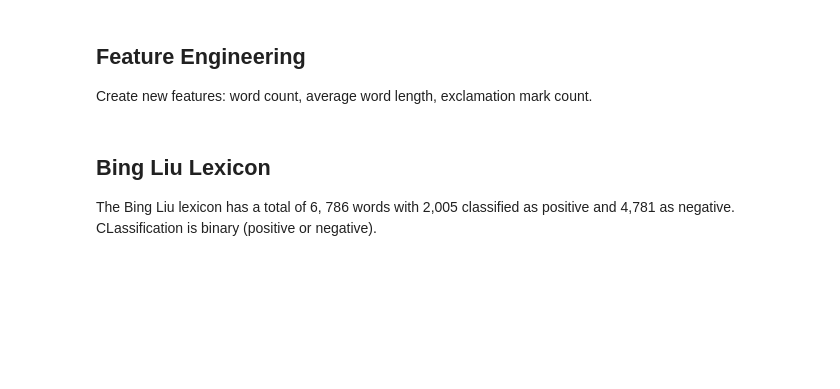
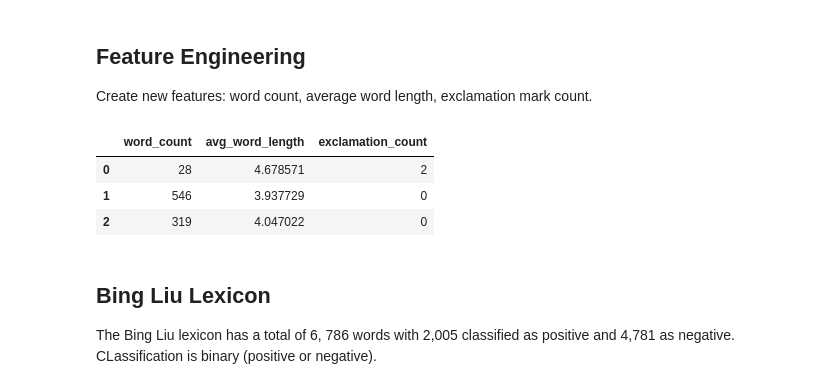
Before and after one commit to marieljum/NLP_Amazon_Reviews_Sentiment, a Jupyter notebook: notebooks/Sentiment_Analysis.ipynb, the cells around one changed output. Cells and saved outputs as stored; diff of their text form; code cells hidden in the pictures; blank space fills up the shorter version.

```diff
--- a/notebooks/Sentiment_Analysis.ipynb
+++ b/notebooks/Sentiment_Analysis.ipynb
@@ -186,4 +159,0 @@ def preprocess_text(text):
-# %%
-cleaned_text = reviews_subset.copy()
-cleaned_text['spacy_text'] = cleaned_text['text'].apply(clean_data)
-cleaned_text['nltk_text'] = cleaned_text['text'].apply(preprocess_text)
@@ -203,3 +179,28 @@ Create new features: word count, average word length, exclamation mark count.
 def word_count(text):
     words = text.split()
     return len(words)
+
+# Average word length
+def avg_word_length(text):
+
+    # Check for empty or white-space only string
+    if not text.strip():
+        return 0
+
+    words = text.split()
+    if not words:  # Check if words list is empty
+        return 0
+
+    word_lengths = [len(word) for word in words]
+    avg_word_length = sum(word_lengths)/len(words)
+
+    return(avg_word_length)
+
+# Exclamation mark count
+def exclamation_count(text):
+    doc = nlp(text)
+    exclamations = []
+    for token in doc:
+        if token.text == '!':
+            exclamations.append(token.text)
+    return len(exclamations)
@@ -223,3 +207,13 @@ def exclamation_count(text):
+# %%
+cleaned_text['word_count'] = cleaned_text['text'].apply(word_count)
+cleaned_text['avg_word_length'] = cleaned_text['text'].apply(avg_word_length)
+cleaned_text['exclamation_count'] = cleaned_text['text'].apply(exclamation_count)
+cleaned_text[['word_count', 'avg_word_length', 'exclamation_count']].head(3)
+# %% [output]
+|  | word_count | avg_word_length | exclamation_count |
+| 0 | 28 | 4.678571 | 2 |
+| 1 | 546 | 3.937729 | 0 |
+| 2 | 319 | 4.047022 | 0 |
 # %% [markdown]
 ## Bing Liu Lexicon
 
```
Also changed, not shown: parts of 42 cells of this notebook.
